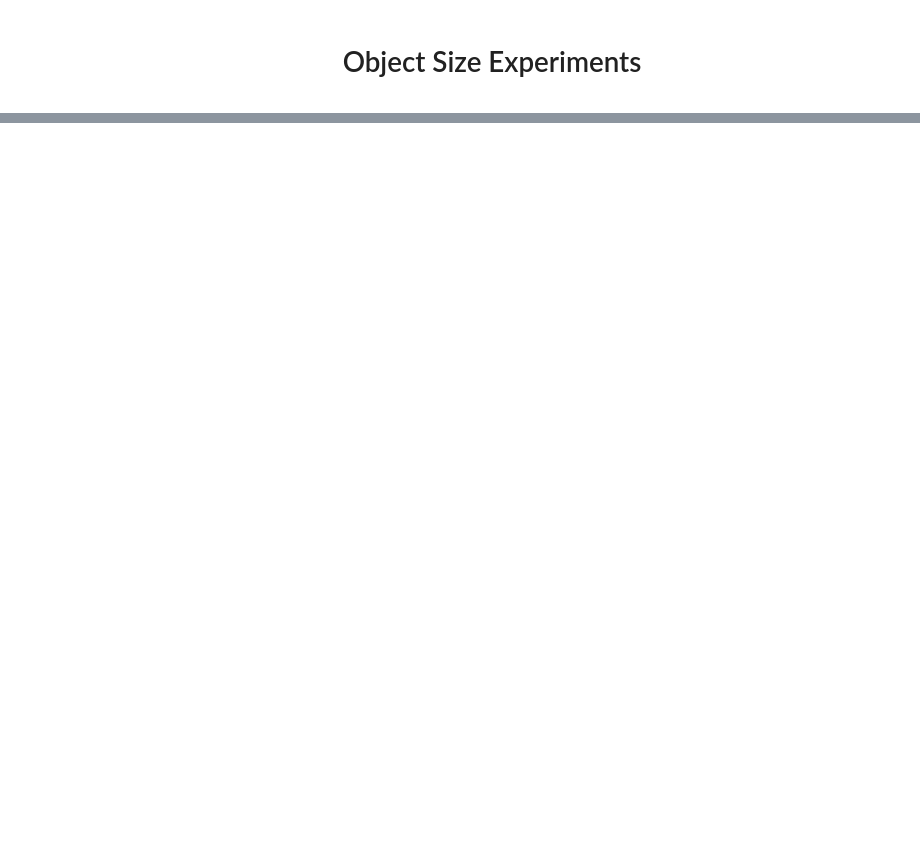
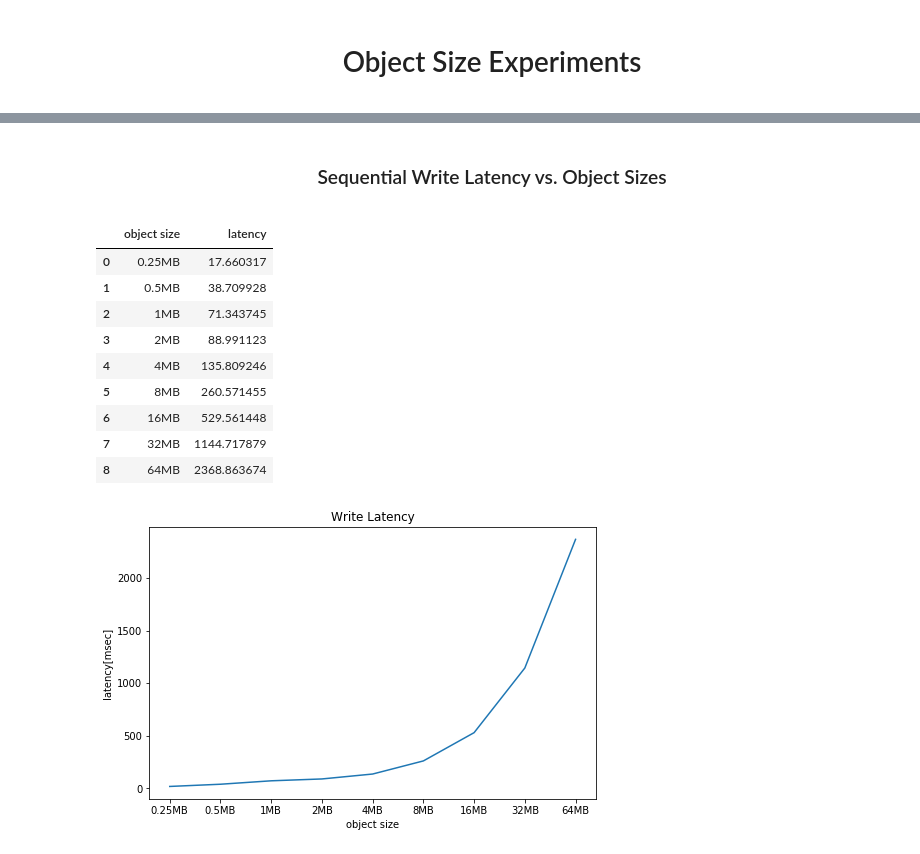
Before and after one commit to xweichu/object_size, a Jupyter notebook: object_size.ipynb, the cells around one changed output, grey strips where cells are left out. Cells and saved outputs as stored; diff of their text form; code cells hidden in the pictures; blank space fills up the shorter version.

```diff
--- a/object_size.ipynb
+++ b/object_size.ipynb
@@ -15,0 +80,29 @@ display(HTML("""
+# %% [markdown]
+<center> <h3> Sequential Write Latency vs. Object Sizes </h3> </center>
+# %%
+object_sizes = ['0.25MB','0.5MB', '1MB', '2MB', '4MB', '8MB', '16MB', '32MB', '64MB']
+
+w_lat_list = []
+for i in range(len(object_sizes)):
+    with open('./data/W'+object_sizes[i]+'.json') as f:
+        data = json.load(f)
+    w_lat_list.append([object_sizes[i],data['jobs'][0]['write']['lat_ns']['mean']/1000000])
+
+w_lat_df = pd.DataFrame(w_lat_list, columns=['object size','latency'])
+display(w_lat_df)
+
+fig = w_lat_df.plot(x='object size', y='latency', title='Write Latency' ,legend=False, xticks=w_lat_df.index , figsize=[8,5])
+fig.set_ylabel("latency[msec]")
+plt.show()
+# %% [output]
+|  | object size | latency |
+| 0 | 0.25MB | 17.660317 |
+| 1 | 0.5MB | 38.709928 |
+| 2 | 1MB | 71.343745 |
+| 3 | 2MB | 88.991123 |
+| 4 | 4MB | 135.809246 |
+| 5 | 8MB | 260.571455 |
+| 6 | 16MB | 529.561448 |
+| 7 | 32MB | 1144.717879 |
+| 8 | 64MB | 2368.863674 |
+[figure, added]
```
Also changed, not shown: parts of 8 cells of this notebook, 1 other file.
